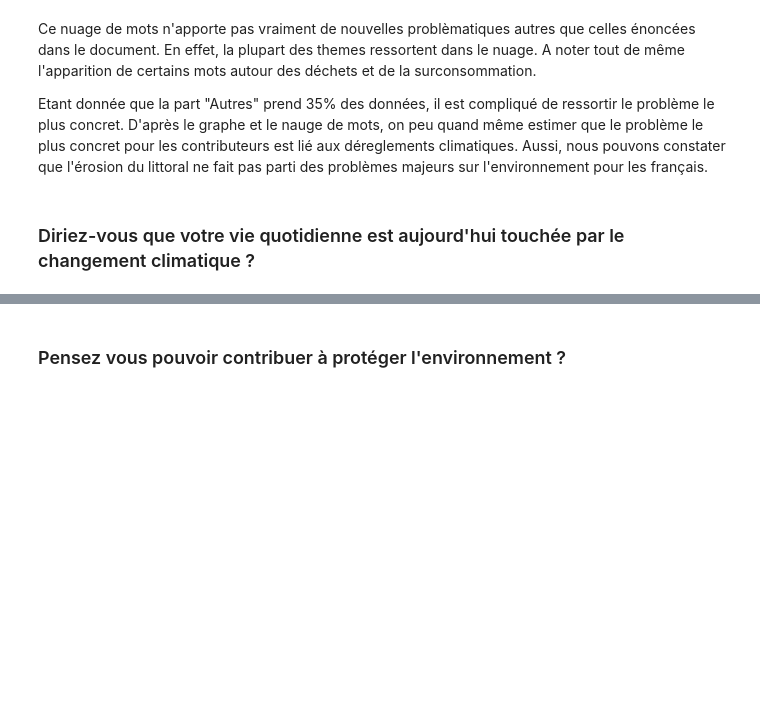
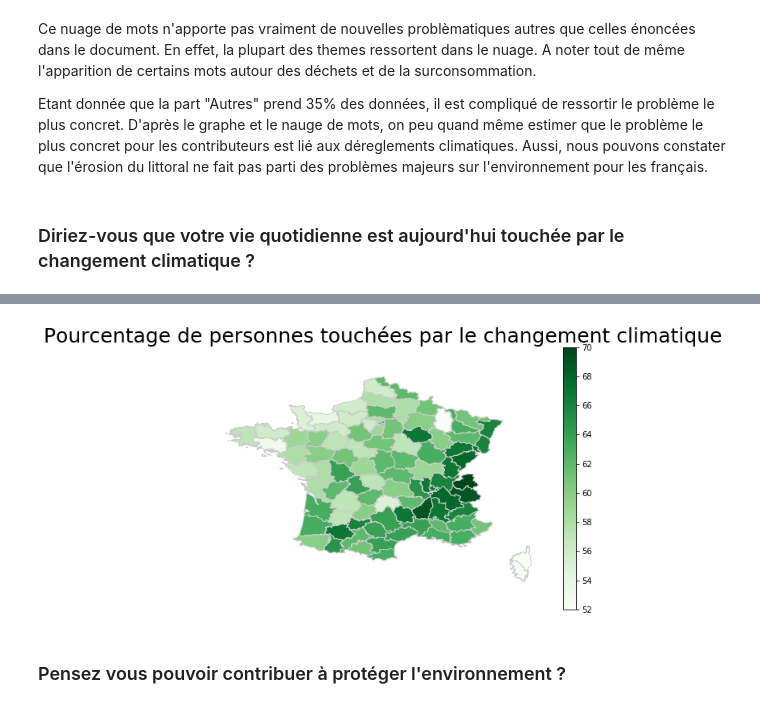
Before and after one commit to yoann1995/La-Data-Verte, a Jupyter notebook: GrandDebatNational/GrandDebat.ipynb, the cells around one changed output, grey strips where cells are left out. Saved outputs shown, nothing was run; the diff lists cells and outputs as text; code cells hidden in the pictures; blank space fills up the shorter version.

Commit message:
Ajout données departement impacté environnement

```diff
--- a/GrandDebatNational/GrandDebat.ipynb
+++ b/GrandDebatNational/GrandDebat.ipynb
@@ -187,7 +183,7 @@ transition_ecologique.head()
 
 Plusieurs colonnes ne nous seront pas utiles pour la suite, nous pouvons les supprimer dès maintenant
 # %%
-data_clean = transition_ecologique.drop(['id','reference','createdAt','publishedAt','updatedAt','trashed','trashedStatus','authorId','authorType','code_dep','authorZipCode'], axis=1)
+data_clean = transition_ecologique.drop(['id','reference','createdAt','publishedAt','updatedAt','trashed','trashedStatus','authorId','authorType','authorZipCode'], axis=1)
 data_clean.columns=['title',
                     "Quel est aujourd'hui pour vous le problème concret le plus important dans le domaine de l'environnement ?",
                     "Que faudrait-il faire selon vous pour apporter des réponses à ce problème ?",
@@ -204,7 +200,8 @@ data_clean.columns=['title',
                     "Si non, quelles sont les solutions de mobilité alternatives que vous souhaiteriez pouvoir utiliser ?",
                     "Et qui doit selon vous se charger de vous proposer ce type de solutions alternatives ?",
                     "Que pourrait faire la France pour faire partager ses choix en matière d'environnement au niveau européen et international ?",
-                    "Y a-t-il d'autres points sur la transition écologique sur lesquels vous souhaiteriez vous exprimer ?"]
+                    "Y a-t-il d'autres points sur la transition écologique sur lesquels vous souhaiteriez vous exprimer ?",
+                   "code_dep"]
 size_file = data_clean.count()['title']
 data_clean = data_clean.fillna('')
 data_clean.head()
@@ -271 +267,21 @@ graph_bar(['Oui','Non','NP'],[yes,no,no_answer],"Votre vie quotidienne est-elle
 [figure]
+# %%
+# Recuperation du nombre de oui par département
+yes_dep = data_clean[data_clean[q]=="Oui"].groupby("code_dep").count()['title']
+# Recuperation du nombre d'autres réponses
+other_dep = data_clean[data_clean[q]!="Oui"].groupby("code_dep").count()['title']
+
+#Suppresion des codes inexactes et ajout des deux codes du département 69
+yes_dep = yes_dep.drop(['-1','0','4','5','na'])
+yes_dep.loc['69D'] = yes_dep.loc['69']
+yes_dep.loc['69M'] = yes_dep.loc['69']
+other_dep.loc['69D'] = other_dep.loc['69']
+other_dep.loc['69M'] = other_dep.loc['69']
+
+# Pour chaque département, calcul du pourcentage de oui
+for index, value in yes_dep.items():
+    yes_dep[index] = (value/(other_dep[index]+value))*100
+
+# Convertisseur en dataframe
+df_yes_dep = pd.Series(yes_dep,name="pourcentage")
+df_yes_dep.head()
@@ -271,0 +296,22 @@ graph_bar(['Oui','Non','NP'],[yes,no,no_answer],"Votre vie quotidienne est-elle
+# %%
+merged = map_df.set_index('code_insee').join(df_yes_dep)
+# Variable utilisé pour les valeurs de la map
+variable = 'pourcentage'
+
+# Min et max pour la légende
+vmin, vmax = merged[variable].min(), merged[variable].max()
+
+# Création du graphique
+fig, ax = plt.subplots(1, figsize=(10, 6))
+# Zoom sur la France métropolitaine
+ax.axis([-5,10,40,52.5])
+ax.axis('off')
+ax.set_title('Pourcentage de personnes touchées par le changement climatique', fontdict={'fontsize': '25', 'fontweight' : '3'})
+merged.plot(column=variable, cmap='Greens', linewidth=0.8, ax=ax, edgecolor='0.8')
+
+# Ajout de la légende
+sm = plt.cm.ScalarMappable(cmap='Greens', norm=plt.Normalize(vmin=vmin, vmax=vmax))
+sm._A = []
+cbar = fig.colorbar(sm)
+# %% [output]
+[figure, added]
```
Also changed, not shown: parts of 5 cells of this notebook, 2 other files.
